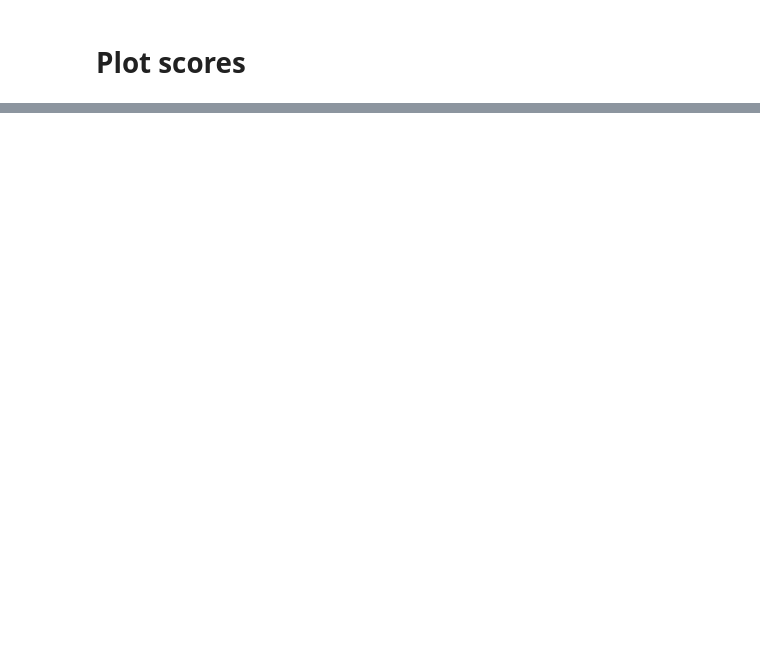
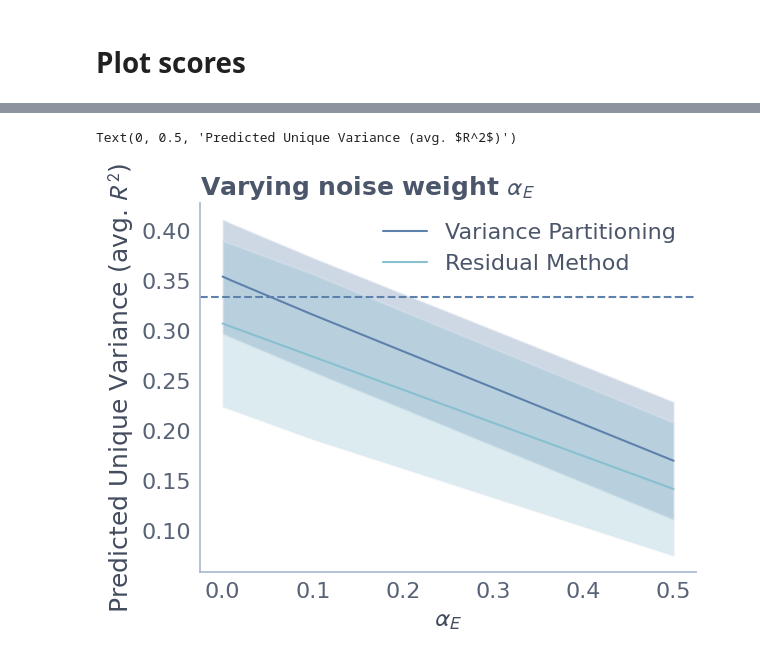
Before and after one commit to leo-schultheiss/compare_variance_residual, a Jupyter notebook: compare_variance_residual/plot_noise_levels.ipynb, the cells around one changed output, grey strips where cells are left out. Saved outputs shown, nothing was run; the diff lists cells and outputs as text; code cells hidden in the pictures; blank space fills up the shorter version.

Commit message:
plot noise levels

```diff
--- a/compare_variance_residual/plot_noise_levels.ipynb
+++ b/compare_variance_residual/plot_noise_levels.ipynb
@@ -60,6 +62,7 @@ def save_scores(noise_levels, d_list, scalars, n_targets, n_samples, cv, alphas)
 backend = set_backend("cupy", on_error="warn")
 warnings.filterwarnings("ignore")
 random.seed(42)
+plt.style.use('nord-light-talk')
 # %%
 d_list = [100, 100, 100]
 n_targets = 10000
@@ -71,4 +74,6 @@ scalars = [1 / 3, 1 / 3, 1 / 3]
 cv = 10
 alphas = np.logspace(-5, 5, 10)
 # %%
-noise_levels = [0.01, 0.1, 0.5, 1]
+nstep = 11
+noise_levels = np.logspace(-10.0, 0.0, nstep)
+noise_levels = np.insert(noise_levels, 0, 0.0)
@@ -97,2 +144,13 @@ for noise_level in noise_levels:
 # %%
-sns.catplot(data=pd.DataFrame(vp_x1_unique_predicted).T)
+hue_order = ['Residual Method', 'Variance Partitioning', ]
+sns.lineplot(data=vp, x='noise_target', y='vp_x1_unique_score', label='Variance Partitioning', palette='C2')
+plt.fill_between(vp['noise_target'], vp['vp_x1_lower_se'], vp['vp_x1_upper_se'], alpha=0.3)
+sns.lineplot(data=rm, x='noise_target', y='rm_x1_unique_score', label='Residual Method', hue_order=hue_order)
+plt.fill_between(rm['noise_target'], rm['rm_x1_lower_se'], rm['rm_x1_upper_se'], alpha=0.3)
+plt.axhline(scalars[1], linestyle='--', label='true unique variance')
+plt.title(r"Varying noise weight $\alpha_E$")
+plt.xlabel(r"$\alpha_E$")
+plt.ylabel(r"Predicted Unique Variance (avg. $R^2$)")
+# %% [output]
+Text(0, 0.5, 'Predicted Unique Variance (avg. $R^2$)')
+[figure, added]
```
Also changed, not shown: parts of 5 cells of this notebook.
